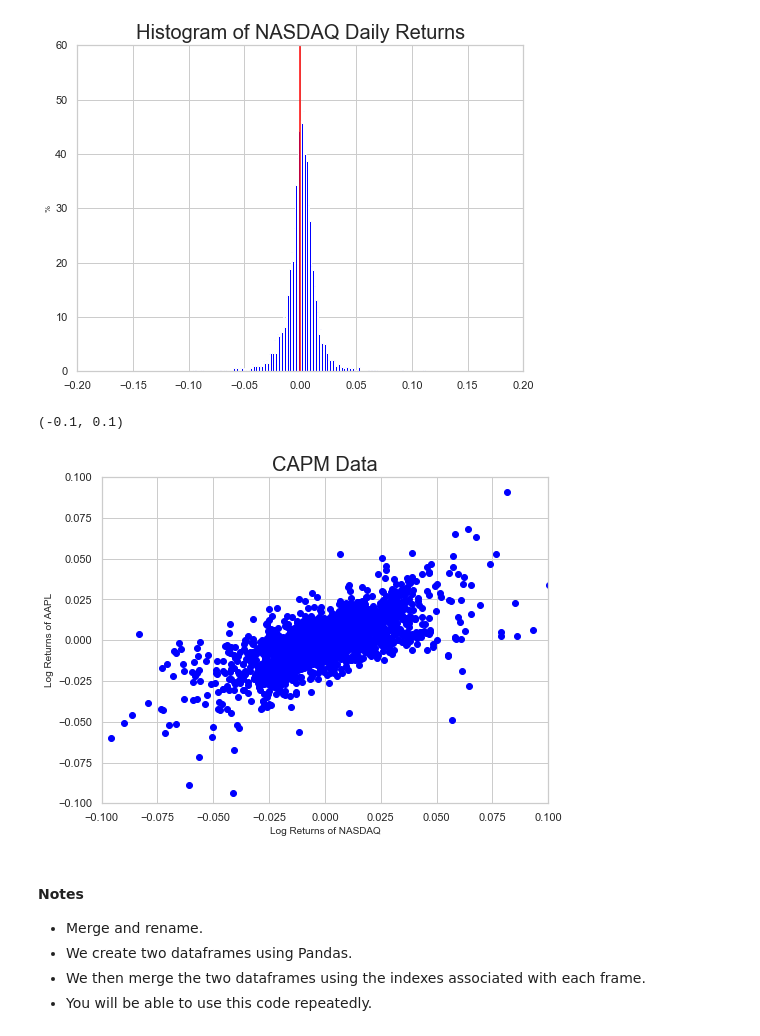
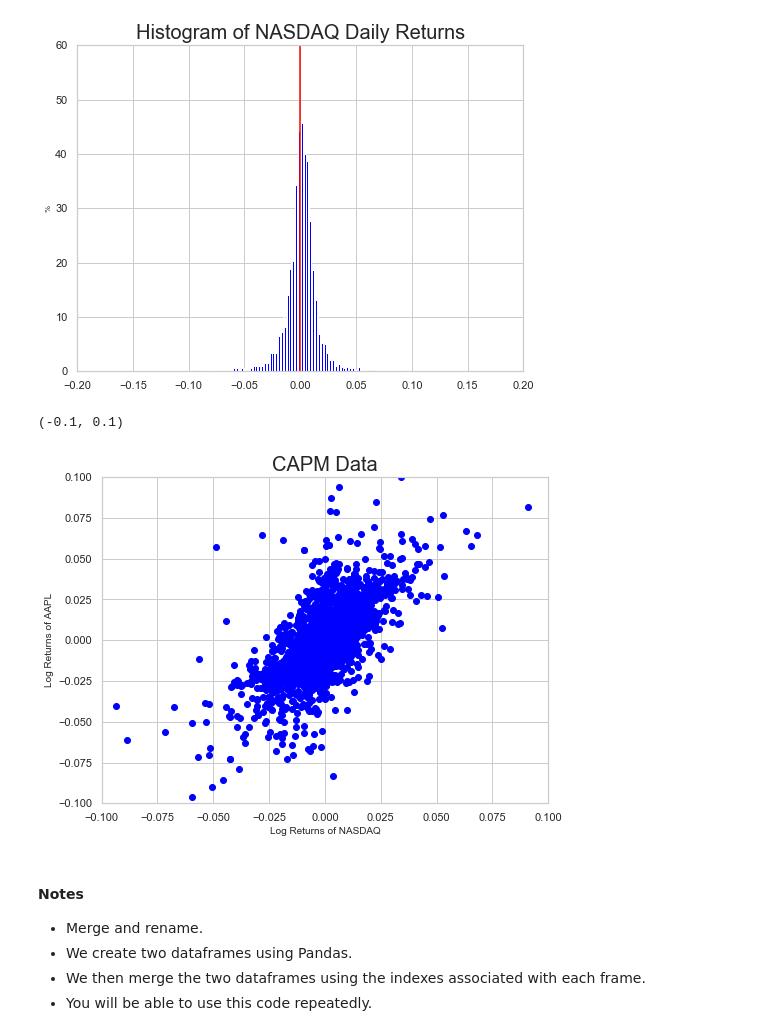
Before and after one commit to thsavage/Hirsh-Fellows-Real-Estate-Finance, a Jupyter notebook: Hirsh Scholars CAPM Example.ipynb, the cells around one changed output. Drawn from its saved outputs; the diff is of its cells as text; code cells hidden in the pictures.

```diff
--- a/Hirsh Scholars CAPM Example.ipynb
+++ b/Hirsh Scholars CAPM Example.ipynb
@@ -195,15 +195,15 @@ aapl_returns = pd.DataFrame(aapl_returns)
 nasdaq_returns = pd.DataFrame(nasdaq_returns)
 # %%
 plt.figure(figsize = (8, 6))
-plt.scatter(aapl_returns, nasdaq_returns, c='blue')
+plt.scatter(y=aapl_returns, x=nasdaq_returns, c='blue')
 plt.title('CAPM Data', fontsize = 20)
 plt.xlabel('Log Returns of NASDAQ', fontsize = 10)
 plt.ylabel('Log Returns of AAPL', fontsize = 10)
 plt.xlim([-0.1, 0.1])
 plt.ylim([-0.1, 0.1])
 # %% [output]
 (-0.1, 0.1)
-[figure, old version]
+[figure, new version]
 # %% [markdown]
 #### Notes
 * Merge and rename.
```
Also changed, not shown: parts of 14 cells of this notebook, 2 other files.
